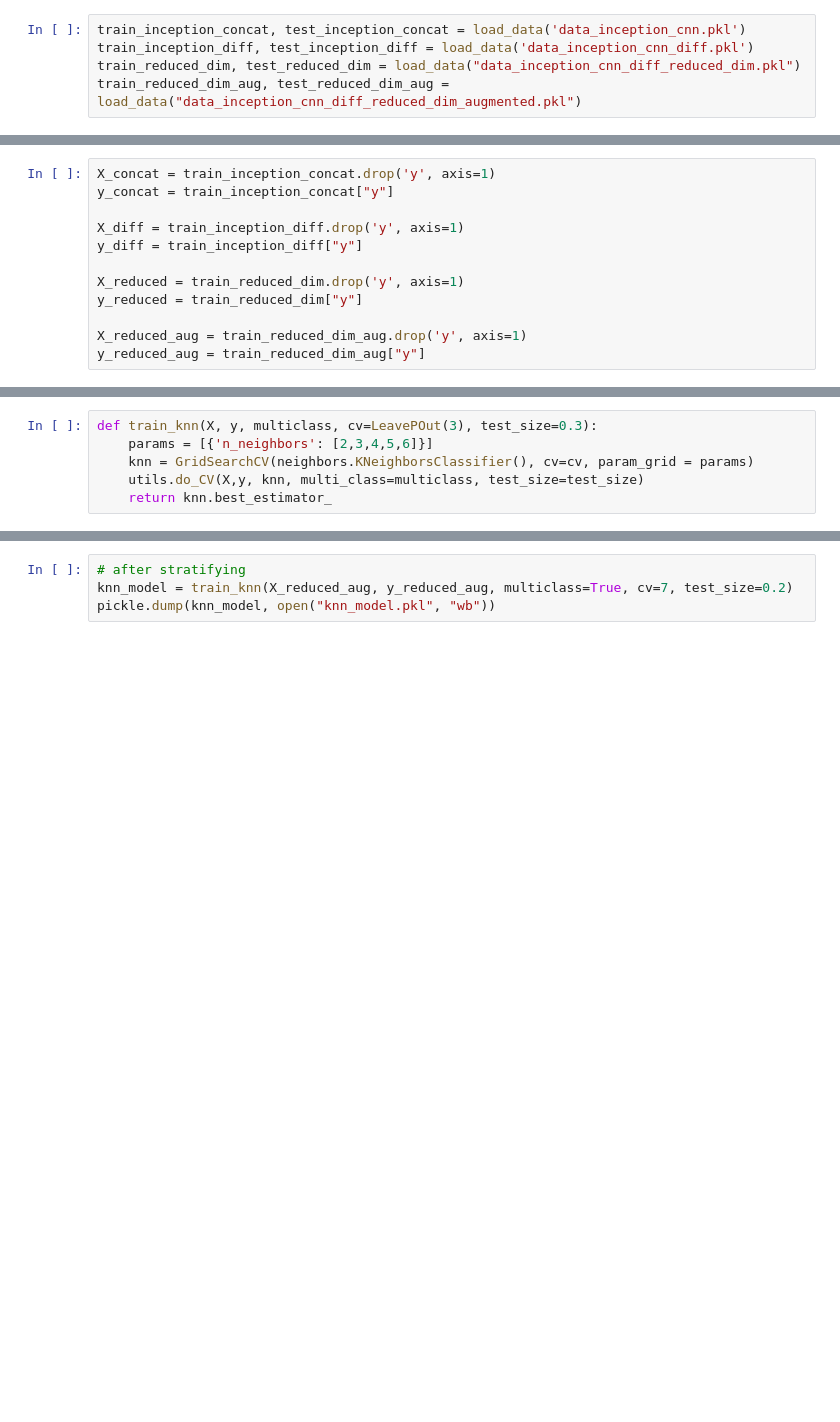
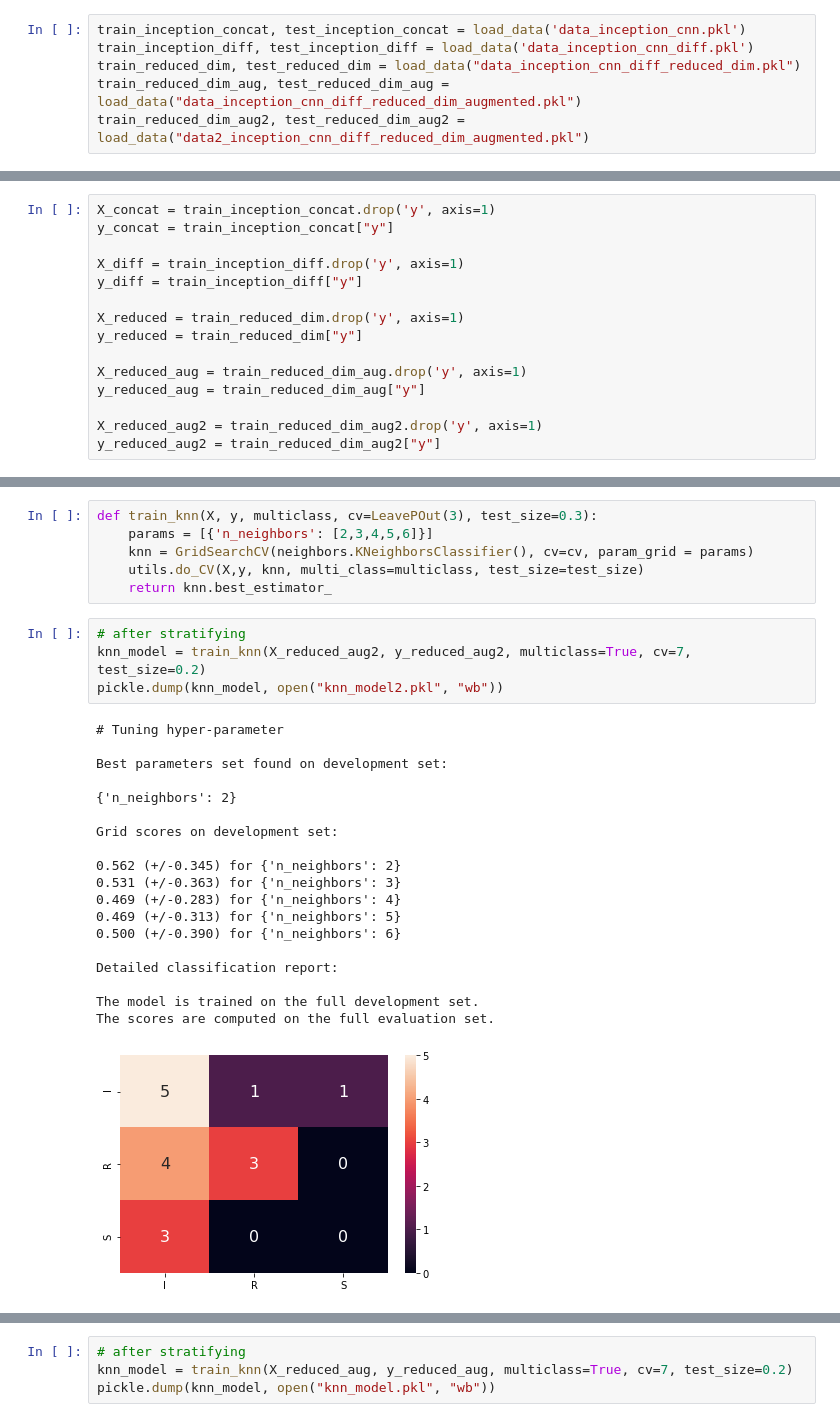
Before and after one commit to annamerk/crmo-diagnosis-using-mri, a Jupyter notebook: inception/Inception CNN retraining.ipynb, the cells around one changed output, grey strips where cells are left out. Cells and saved outputs as stored; diff of their text form; blank space fills up the shorter version.

```diff
--- a/inception/Inception CNN retraining.ipynb
+++ b/inception/Inception CNN retraining.ipynb
@@ -36,6 +36,7 @@ train_inception_concat, test_inception_concat = load_data('data_inception_cnn.pk
 train_inception_diff, test_inception_diff = load_data('data_inception_cnn_diff.pkl')
 train_reduced_dim, test_reduced_dim = load_data("data_inception_cnn_diff_reduced_dim.pkl")
 train_reduced_dim_aug, test_reduced_dim_aug = load_data("data_inception_cnn_diff_reduced_dim_augmented.pkl")
+train_reduced_dim_aug2, test_reduced_dim_aug2 = load_data("data2_inception_cnn_diff_reduced_dim_augmented.pkl")
 # %% [markdown]
 #### Baseline
 # %% [markdown]
@@ -52,6 +53,9 @@ y_reduced = train_reduced_dim["y"]
 
 X_reduced_aug = train_reduced_dim_aug.drop('y', axis=1)
 y_reduced_aug = train_reduced_dim_aug["y"]
+
+X_reduced_aug2 = train_reduced_dim_aug2.drop('y', axis=1)
+y_reduced_aug2 = train_reduced_dim_aug2["y"]
 # %%
 # Plot distribution of datapoints
 # Suvadip suggested trying a binary classifier by combining regressed and persistent into one class.
@@ -74,3 +78,27 @@ def train_knn(X, y, multiclass, cv=LeavePOut(3), test_size=0.3):
     knn = GridSearchCV(neighbors.KNeighborsClassifier(), cv=cv, param_grid = params)
     utils.do_CV(X,y, knn, multi_class=multiclass, test_size=test_size)
     return knn.best_estimator_
+# %%
+# after stratifying
+knn_model = train_knn(X_reduced_aug2, y_reduced_aug2, multiclass=True, cv=7, test_size=0.2)
+pickle.dump(knn_model, open("knn_model2.pkl", "wb"))
+# %% [output]
+# Tuning hyper-parameter
+
+Best parameters set found on development set:
+
+{'n_neighbors': 2}
+
+Grid scores on development set:
+
+0.562 (+/-0.345) for {'n_neighbors': 2}
+0.531 (+/-0.363) for {'n_neighbors': 3}
+0.469 (+/-0.283) for {'n_neighbors': 4}
+0.469 (+/-0.313) for {'n_neighbors': 5}
+0.500 (+/-0.390) for {'n_neighbors': 6}
+
+Detailed classification report:
+
+The model is trained on the full development set.
+The scores are computed on the full evaluation set.
+[figure, added]
```
Also changed, not shown: parts of 5 cells of this notebook, 8 other files.
